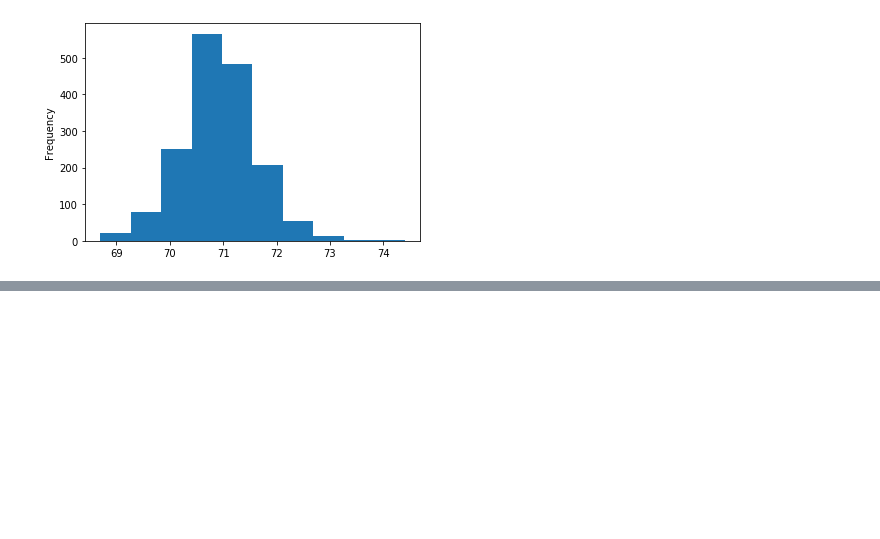
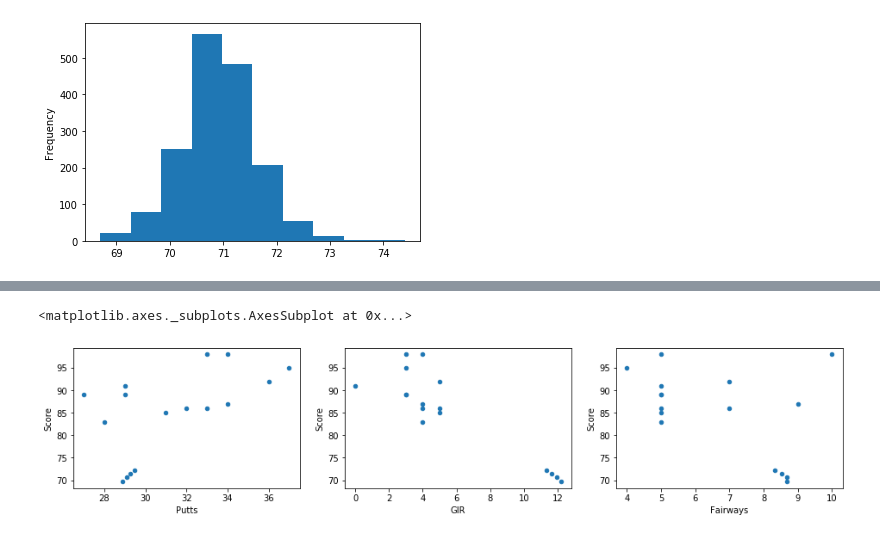
Before and after one commit to mvrahas/predict-golf-score, a Jupyter notebook: Golf-Game-Improvement-EDA.ipynb, the cells around one changed output, grey strips where cells are left out. Cells and saved outputs as stored; diff of their text form; code cells hidden in the pictures; blank space fills up the shorter version.

```diff
--- a/Golf-Game-Improvement-EDA.ipynb
+++ b/Golf-Game-Improvement-EDA.ipynb
@@ -200,0 +233,3 @@ attributes
+# %%
+scores_summary_added_pros = pd.concat([scores_summary,attributes])
+scores_summary_added_pros
@@ -200,0 +254,8 @@ attributes
+# %%
+fig, axs = plt.subplots(1, 3, sharey=False)
+scores_summary_added_pros.plot(kind="scatter", x="Putts", y="Score", ax=axs[0], figsize=(16, 3))
+scores_summary_added_pros.plot(kind="scatter", x="GIR", y="Score", ax=axs[1], figsize=(16, 3))
+scores_summary_added_pros.plot(kind="scatter", x="Fairways", y="Score", ax=axs[2], figsize=(16, 3))
+# %% [output]
+<matplotlib.axes._subplots.AxesSubplot at 0x...>
+[figure, added]
```
Also changed, not shown: parts of 7 cells of this notebook.
